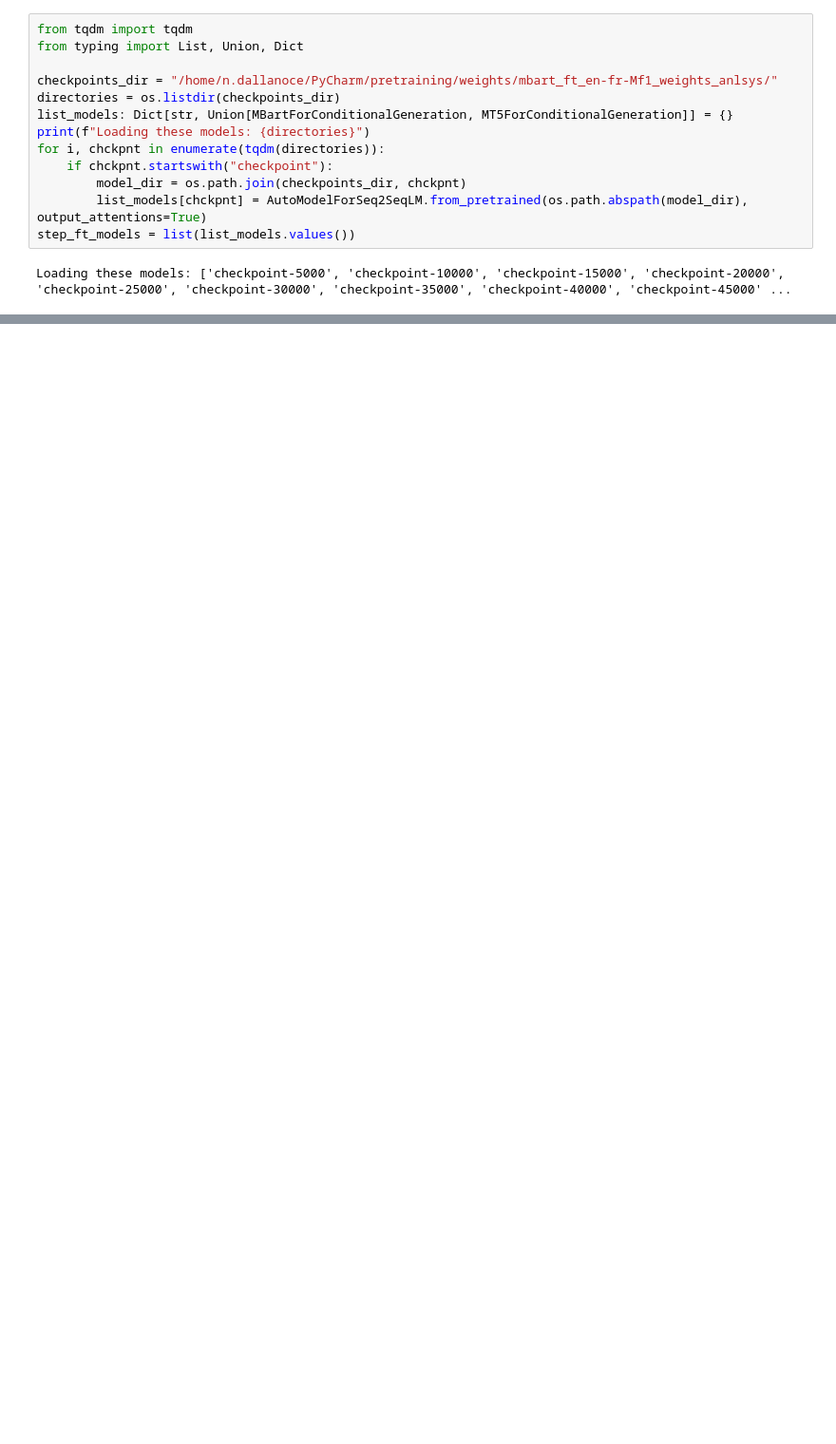
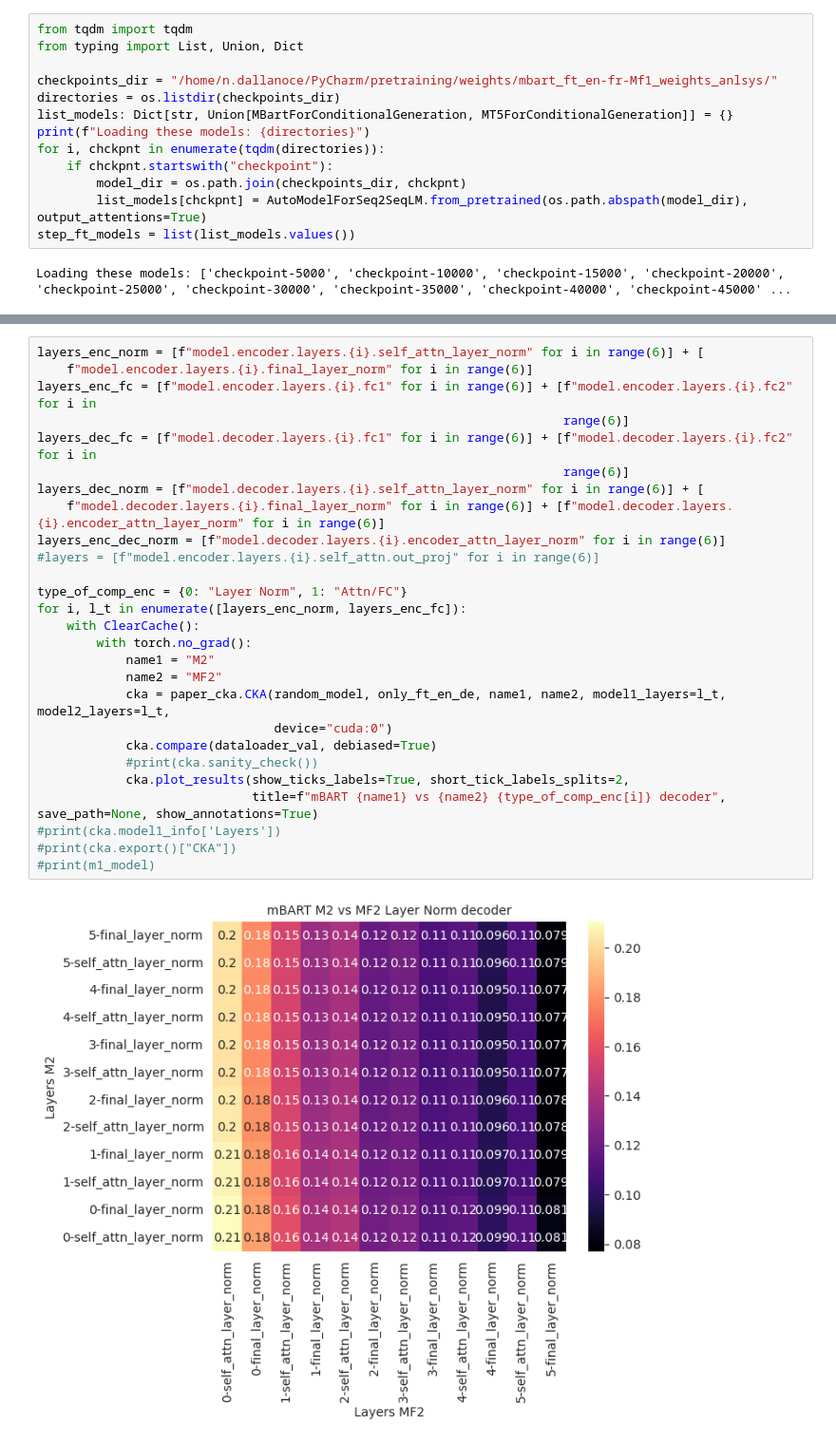
Before and after one commit to nikodallanoce/ContinualMachineTranslation, a Jupyter notebook: CKA.ipynb, the cells around one changed output, grey strips where cells are left out. Shown at 95% size. Cells and saved outputs as stored; diff of their text form; blank space fills up the shorter version.

```diff
--- a/CKA.ipynb
+++ b/CKA.ipynb
@@ -113,0 +204,29 @@ def tokenize(examples: List[Dict[str, str]], **kwargs):
+# %%
+layers_enc_norm = [f"model.encoder.layers.{i}.self_attn_layer_norm" for i in range(6)] + [
+    f"model.encoder.layers.{i}.final_layer_norm" for i in range(6)]
+layers_enc_fc = [f"model.encoder.layers.{i}.fc1" for i in range(6)] + [f"model.encoder.layers.{i}.fc2" for i in
+                                                                       range(6)]
+layers_dec_fc = [f"model.decoder.layers.{i}.fc1" for i in range(6)] + [f"model.decoder.layers.{i}.fc2" for i in
+                                                                       range(6)]
+layers_dec_norm = [f"model.decoder.layers.{i}.self_attn_layer_norm" for i in range(6)] + [
+    f"model.decoder.layers.{i}.final_layer_norm" for i in range(6)] + [f"model.decoder.layers.{i}.encoder_attn_layer_norm" for i in range(6)]
+layers_enc_dec_norm = [f"model.decoder.layers.{i}.encoder_attn_layer_norm" for i in range(6)]
+#layers = [f"model.encoder.layers.{i}.self_attn.out_proj" for i in range(6)]
+
+type_of_comp_enc = {0: "Layer Norm", 1: "Attn/FC"}
+for i, l_t in enumerate([layers_enc_norm, layers_enc_fc]):
+    with ClearCache():
+        with torch.no_grad():
+            name1 = "M2"
+            name2 = "MF2"
+            cka = paper_cka.CKA(random_model, only_ft_en_de, name1, name2, model1_layers=l_t, model2_layers=l_t,
+                                device="cuda:0")
+            cka.compare(dataloader_val, debiased=True)
+            #print(cka.sanity_check())
+            cka.plot_results(show_ticks_labels=True, short_tick_labels_splits=2,
+                             title=f"mBART {name1} vs {name2} {type_of_comp_enc[i]} decoder", save_path=None, show_annotations=True)
+#print(cka.model1_info['Layers'])
+#print(cka.export()["CKA"])
+#print(m1_model)
+# %% [output]
+[figure, added]
```
Also changed, not shown: parts of 22 cells of this notebook, 11 other files.
